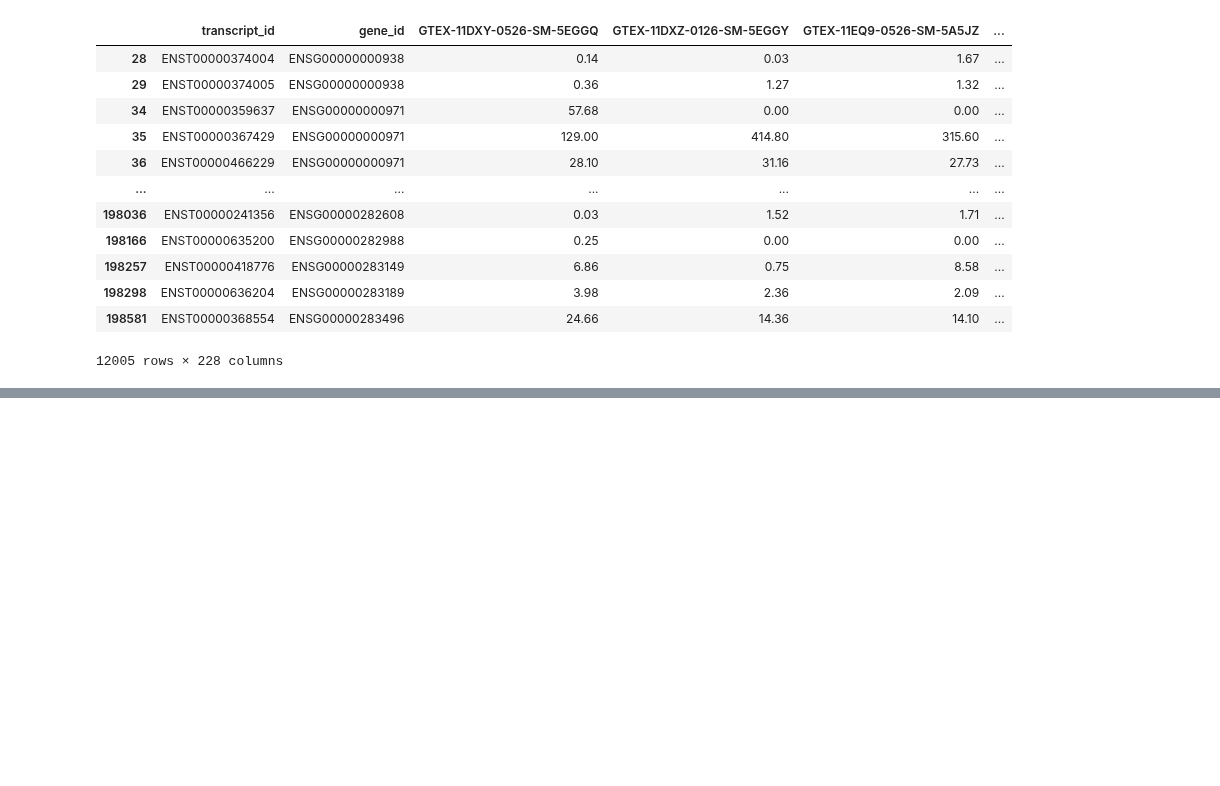
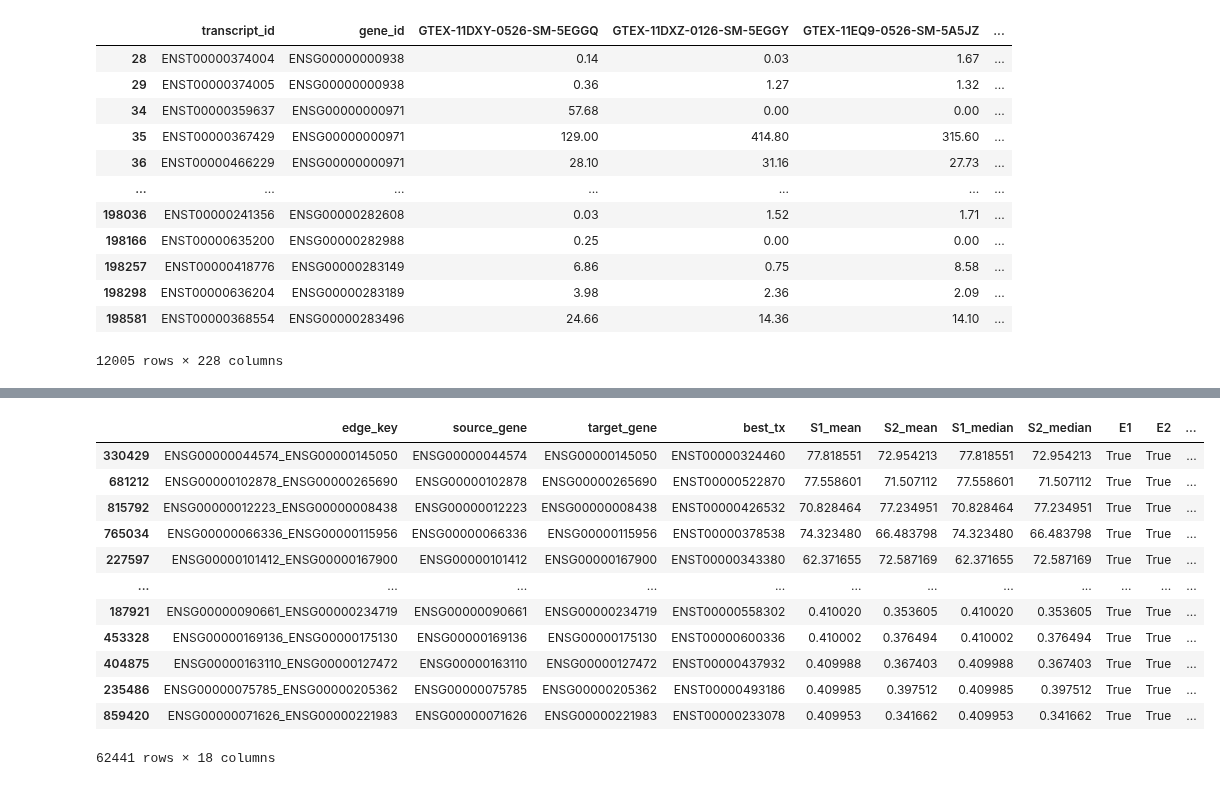
Before and after one commit to bionetslab/alternet, a Jupyter notebook: src/alternet/tutorials/alternettwo_tutorial.ipynb, the cells around one changed output, grey strips where cells are left out. Saved outputs shown, nothing was run; the diff lists cells and outputs as text; code cells hidden in the pictures; blank space fills up the shorter version.

```diff
--- a/src/alternet/tutorials/alternettwo_tutorial.ipynb
+++ b/src/alternet/tutorials/alternettwo_tutorial.ipynb
@@ -154,14 +157,4 @@ GENE_TPM_MIN = 1.0,
 # Set C specific
 MIN_ISOFORMS_FOR_SPLICING = 2
 TOP_M_EXPRESSED = 3
-# %%
-fully_as_grn = fully_as_grn.rename(columns={'source': 'source_transcript', 'target': 'target_transcript'})
-fully_as_grn['source_gene'] = fully_as_grn['source_transcript'].map(tx2gene)
-fully_as_grn['target_gene'] = fully_as_grn['target_transcript'].map(tx2gene)
-fully_as_grn['reg_type'] = fully_as_grn['source_transcript'].map(tx_to_regtype)
-as_source_grn = as_source_grn.rename(columns={'source': 'source_transcript', 'target': 'target_gene'})
-as_source_grn['source_gene'] = as_source_grn['source_transcript'].map(tx2gene)
-as_source_grn['reg_type'] = as_source_grn['source_transcript'].map(tx_to_regtype)
-canonical_grn = canonical_grn.rename(columns={'source': 'source_gene', 'target': 'target_gene'})
-canonical_grn['reg_type'] = canonical_grn['source_gene'].map(gene_to_regtype)
 # %%
@@ -169,5 +194,5 @@ from alternet.alternet import *
 # %%
-alternet_obj21 = Alternet(canonical_grn, as_source_grn, fully_as_grn, transcript_data, regulator_list,  'gene_id', 'transcript_id')
+alternet_obj21 = Alternet(canonical_grn, as_source_grn, fully_as_grn, transcript_data, regulator_list, tx_to_regtype , 'gene_id', 'transcript_id', min_frequency=1)
 # %% [output]
 Computing set A
 
@@ -188,0 +453,21 @@ Computing set D
+# %%
+gene_dominance, gene_n_isoforms, tx_expression_share = compute_dominance_metrics(alternet_obj21.transcript_data, alternet_obj21.sample_cols, min_tpm=0.1, epsilon = 1e-6)
+# %%
+set_a = filter_set_a(alternet_obj21.set_a, gene_dominance, gene_n_isoforms,
+                  dom_threshold=0.9, fc_eq_max=2.0, eps=1e-6)
+# %%
+set_a[(set_a.is_plausible) & (set_a.source_category == 'source_equivalent') ]
+# %% [output]
+|  | edge_key | source_gene | target_gene | best_tx | S1_mean | S2_mean | S1_median | S2_median | E1 | E2 | ... |
+| 330429 | ENSG00000044574_ENSG00000145050 | ENSG00000044574 | ENSG00000145050 | ENST00000324460 | 77.818551 | 72.954213 | 77.818551 | 72.954213 | True | True | ... |
+| 681212 | ENSG00000102878_ENSG00000265690 | ENSG00000102878 | ENSG00000265690 | ENST00000522870 | 77.558601 | 71.507112 | 77.558601 | 71.507112 | True | True | ... |
+| 815792 | ENSG00000012223_ENSG00000008438 | ENSG00000012223 | ENSG00000008438 | ENST00000426532 | 70.828464 | 77.234951 | 70.828464 | 77.234951 | True | True | ... |
+| 765034 | ENSG00000066336_ENSG00000115956 | ENSG00000066336 | ENSG00000115956 | ENST00000378538 | 74.323480 | 66.483798 | 74.323480 | 66.483798 | True | True | ... |
+| 227597 | ENSG00000101412_ENSG00000167900 | ENSG00000101412 | ENSG00000167900 | ENST00000343380 | 62.371655 | 72.587169 | 62.371655 | 72.587169 | True | True | ... |
+| ... | ... | ... | ... | ... | ... | ... | ... | ... | ... | ... | ... |
+| 187921 | ENSG00000090661_ENSG00000234719 | ENSG00000090661 | ENSG00000234719 | ENST00000558302 | 0.410020 | 0.353605 | 0.410020 | 0.353605 | True | True | ... |
+| 453328 | ENSG00000169136_ENSG00000175130 | ENSG00000169136 | ENSG00000175130 | ENST00000600336 | 0.410002 | 0.376494 | 0.410002 | 0.376494 | True | True | ... |
+| 404875 | ENSG00000163110_ENSG00000127472 | ENSG00000163110 | ENSG00000127472 | ENST00000437932 | 0.409988 | 0.367403 | 0.409988 | 0.367403 | True | True | ... |
+| 235486 | ENSG00000075785_ENSG00000205362 | ENSG00000075785 | ENSG00000205362 | ENST00000493186 | 0.409985 | 0.397512 | 0.409985 | 0.397512 | True | True | ... |
+| 859420 | ENSG00000071626_ENSG00000221983 | ENSG00000071626 | ENSG00000221983 | ENST00000233078 | 0.409953 | 0.341662 | 0.409953 | 0.341662 | True | True | ... |
+62441 rows × 18 columns
```
Also changed, not shown: parts of 24 cells of this notebook, 6 other files.
